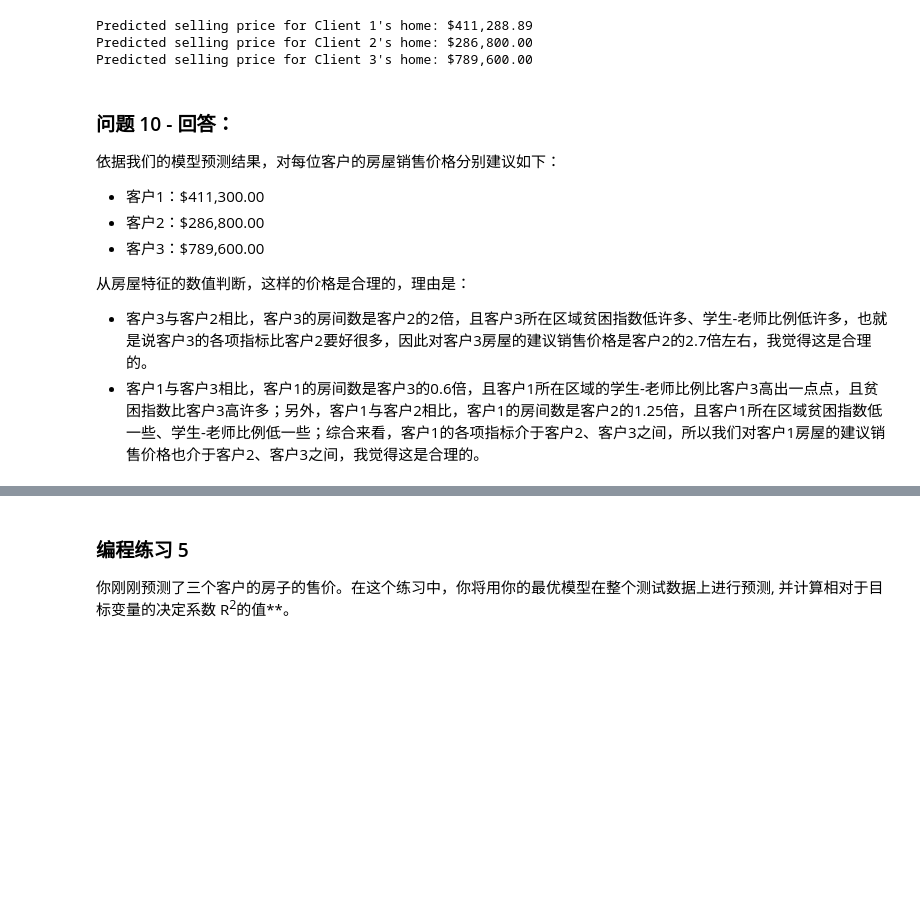
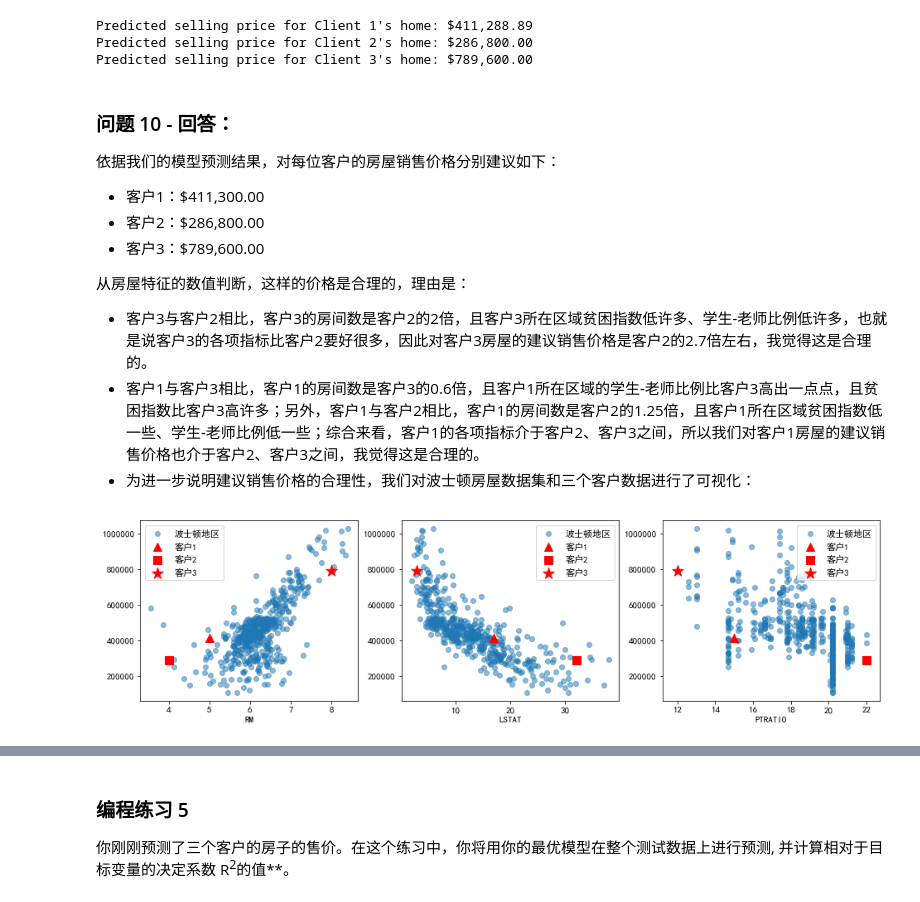
Before and after one commit to tynbl/udacity_mls11_p5_lingjian, a Jupyter notebook: p5/boston_housing.ipynb, the cells around one changed output, grey strips where cells are left out. Drawn from its saved outputs; the diff is of its cells as text; code cells hidden in the pictures; blank space fills up the shorter version.

```diff
--- a/p5/boston_housing.ipynb
+++ b/p5/boston_housing.ipynb
@@ -406,3 +406,27 @@ Predicted selling price for Client 3's home: $789,600.00
 从房屋特征的数值判断，这样的价格是合理的，理由是：
 - 客户3与客户2相比，客户3的房间数是客户2的2倍，且客户3所在区域贫困指数低许多、学生-老师比例低许多，也就是说客户3的各项指标比客户2要好很多，因此对客户3房屋的建议销售价格是客户2的2.7倍左右，我觉得这是合理的。
 - 客户1与客户3相比，客户1的房间数是客户3的0.6倍，且客户1所在区域的学生-老师比例比客户3高出一点点，且贫困指数比客户3高许多；另外，客户1与客户2相比，客户1的房间数是客户2的1.25倍，且客户1所在区域贫困指数低一些、学生-老师比例低一些；综合来看，客户1的各项指标介于客户2、客户3之间，所以我们对客户1房屋的建议销售价格也介于客户2、客户3之间，我觉得这是合理的。
+- 为进一步说明建议销售价格的合理性，我们对波士顿房屋数据集和三个客户数据进行了可视化：
+# %%
+import matplotlib.pyplot as plt
+
+# 图例中文显示
+plt.rc('font', family='SimHei', size=11)
+
+# 调整图像大小
+plt.figure(figsize=(16, 4))
+
+# 将之前生成的三个客户的数据转换成 numpy.ndarray 类型
+client_data = np.array(client_data)
+
+# 可视化房价分别与房屋三个特征值的关系
+for i, key in enumerate(['RM', 'LSTAT', 'PTRATIO']):
+    plt.subplot(1, 3, i+1)
+    plt.xlabel(key)
+    plt.scatter(data[key], data['MEDV'], alpha=0.5, label=u'波士顿地区')  # 波士顿房屋数据
+    plt.scatter(client_data[0, i], predicted_price[0], s=100, c='r', marker='^', label=u'客户1')  # 客户1
+    plt.scatter(client_data[1, i], predicted_price[1], s=100, c='r', marker='s', label=u'客户2')  # 客户2
+    plt.scatter(client_data[2, i], predicted_price[2], s=200, c='r', marker='*', label=u'客户3')  # 客户3
+    plt.legend() # 显示图例
+# %% [output]
+[figure, added]
```
Also changed, not shown: parts of 4 cells of this notebook, 1 other file.
